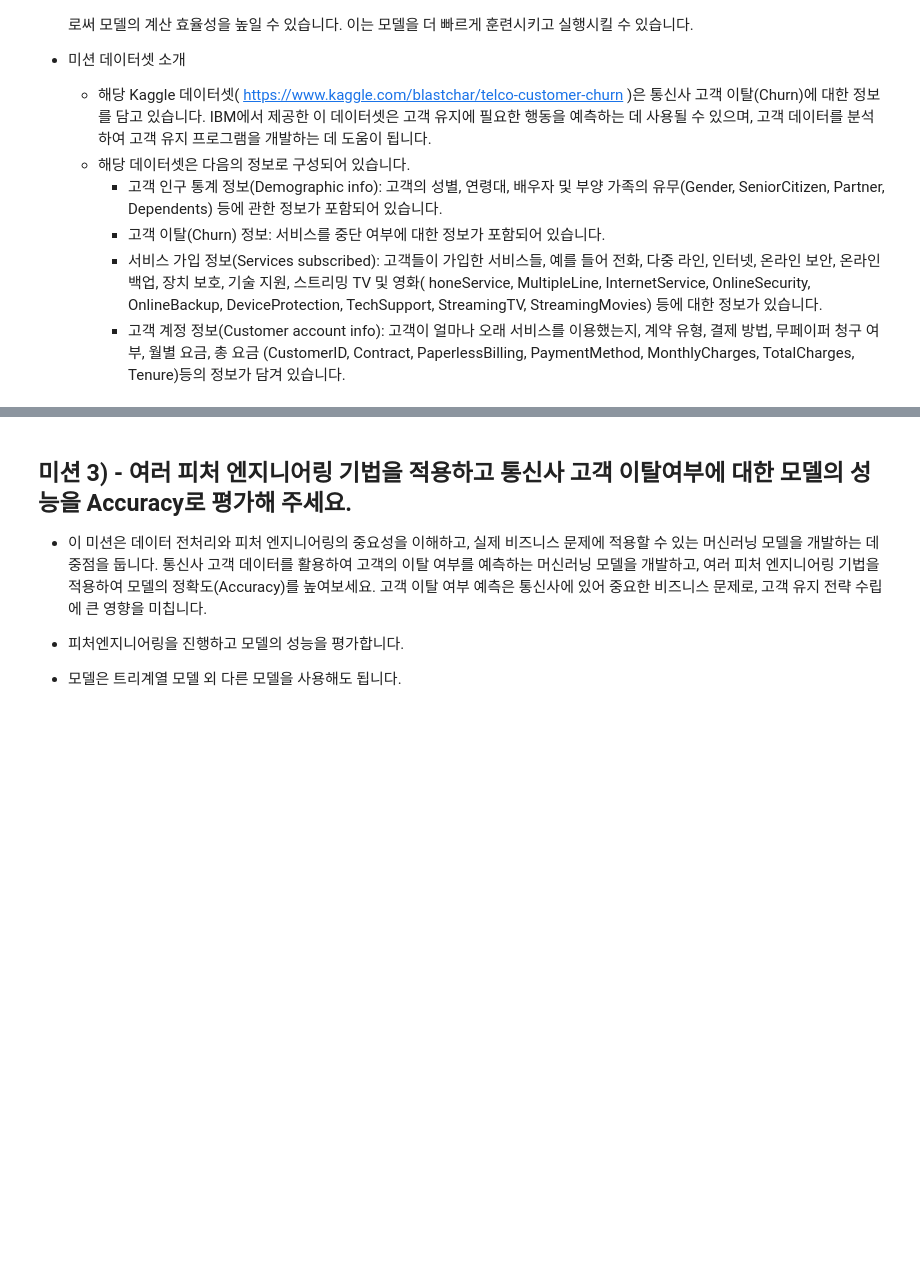
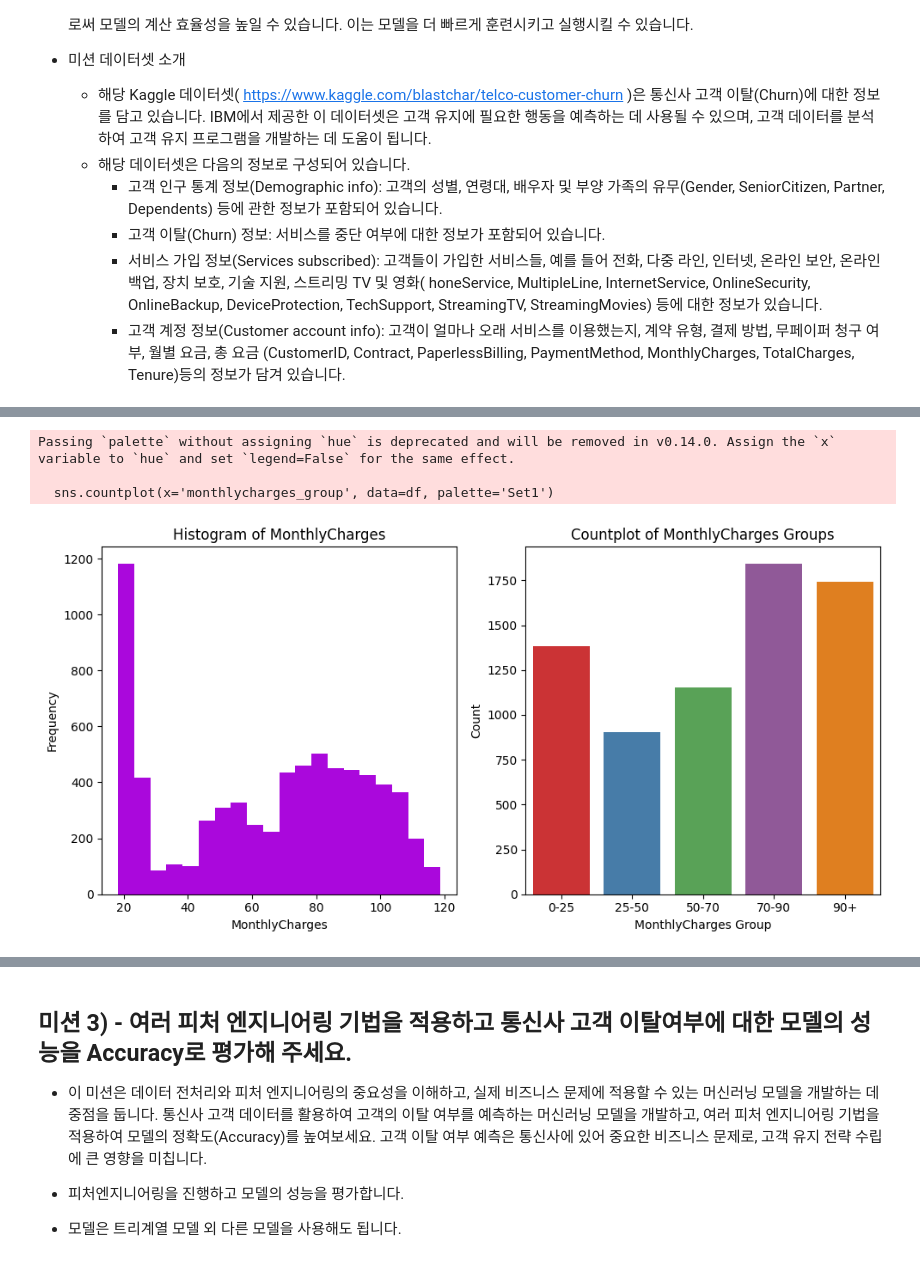
Before and after one commit to shkapril/Data-Science-Projects-2024, a Jupyter notebook: Week3/03_week_mission_acorn.ipynb, the cells around one changed output, grey strips where cells are left out. Drawn from its saved outputs; the diff is of its cells as text; code cells hidden in the pictures; blank space fills up the shorter version.

```diff
--- a/Week3/03_week_mission_acorn.ipynb
+++ b/Week3/03_week_mission_acorn.ipynb
@@ -60,3 +66,42 @@ df = df.dropna()
+# %%
+# 여기에 코드를 입력해 주세요.
+
+# 월별 지불 금액 범주화
+bins = [0, 30, 70, 100, float('inf')]
+labels = ['0-30', '30-70', '70-100', '100+']
+df['monthlycharges_group'] = pd.cut(df['MonthlyCharges'], bins=bins, labels=labels, right=False)
+# %%
+# 여기에 구간화 전의 수치 변수에 대한 히스토그램과 구간화 이후 범주로 변환해준 변수에 대한 countplot을 시각화 해주세요.
+import matplotlib.pyplot as plt
+import seaborn as sns
+
+# 월별 지불 금액 구간화
+bins = [0, 25, 50, 70, 90, float('inf')]
+labels = ['0-25', '25-50', '50-70', '70-90','90+']
+df['monthlycharges_group'] = pd.cut(df['MonthlyCharges'], bins=bins, labels=labels, right=False)
+
+# 히스토그램
+plt.figure(figsize=(10, 5))
+plt.subplot(1, 2, 1)
+plt.hist(df['MonthlyCharges'], bins=20, color='#AA08DC')
+plt.title('Histogram of MonthlyCharges')
+plt.xlabel('MonthlyCharges')
+plt.ylabel('Frequency')
+
+# Countplot
+plt.subplot(1, 2, 2)
+sns.countplot(x='monthlycharges_group', data=df, palette='Set1')
+plt.title('Countplot of MonthlyCharges Groups')
+plt.xlabel('MonthlyCharges Group')
+plt.ylabel('Count')
+
+plt.tight_layout()
+plt.show()
+# %% [output]
+Passing `palette` without assigning `hue` is deprecated and will be removed in v0.14.0. Assign the `x` variable to `hue` and set `legend=False` for the same effect.
+
+  sns.countplot(x='monthlycharges_group', data=df, palette='Set1')
+[figure, added]
 # %% [markdown]
 ## 미션 2) - One-Hot-Encoding 하기
 
```
Also changed, not shown: parts of 18 cells of this notebook.
